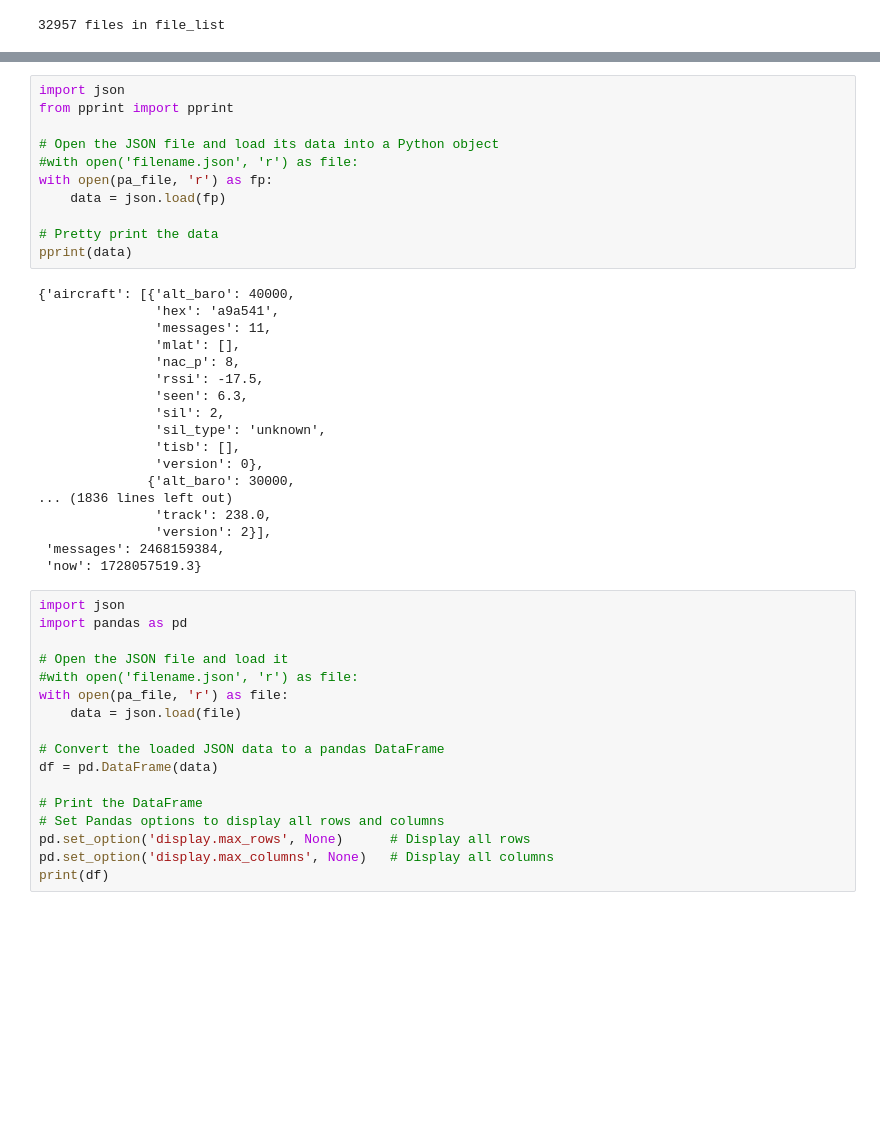
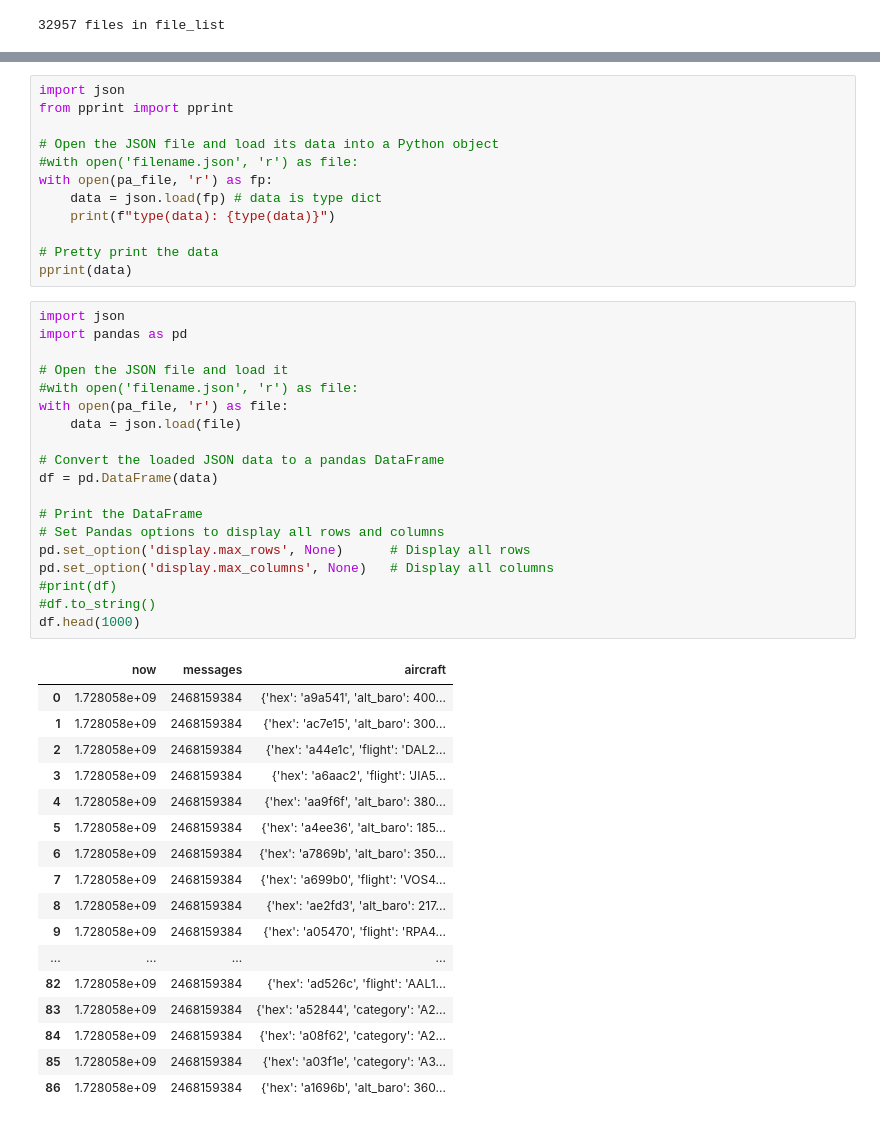
Before and after one commit to RobertBWeidlich/Colab_Notebooks, a Jupyter notebook: CnNb_020_02_PiAware.ipynb, the cells around one changed output, grey strips where cells are left out. Saved outputs shown, nothing was run; the diff lists cells and outputs as text; blank space fills up the shorter version.

```diff
--- a/CnNb_020_02_PiAware.ipynb
+++ b/CnNb_020_02_PiAware.ipynb
@@ -58,42 +76,45 @@ from pprint import pprint
 # Open the JSON file and load its data into a Python object
 #with open('filename.json', 'r') as file:
 with open(pa_file, 'r') as fp:
-    data = json.load(fp)
+    data = json.load(fp) # data is type dict
+    print(f"type(data): {type(data)}")
 
 # Pretty print the data
 pprint(data)
-# %% [output]
-{'aircraft': [{'alt_baro': 40000,
-               'hex': 'a9a541',
-               'messages': 11,
-               'mlat': [],
-               'nac_p': 8,
-               'rssi': -17.5,
-               'seen': 6.3,
-               'sil': 2,
-               'sil_type': 'unknown',
-               'tisb': [],
-               'version': 0},
-              {'alt_baro': 30000,
-... (1836 lines left out)
-               'track': 238.0,
-               'version': 2}],
- 'messages': 2468159384,
- 'now': 1728057519.3}
 # %%
 import json
 import pandas as pd
 
 # Open the JSON file and load it
 #with open('filename.json', 'r') as file:
 with open(pa_file, 'r') as file:
     data = json.load(file)
 
 # Convert the loaded JSON data to a pandas DataFrame
 df = pd.DataFrame(data)
 
 # Print the DataFrame
 # Set Pandas options to display all rows and columns
 pd.set_option('display.max_rows', None)      # Display all rows
 pd.set_option('display.max_columns', None)   # Display all columns
-print(df)
+#print(df)
+#df.to_string()
+df.head(1000)
+# %% [output]
+|  | now | messages | aircraft |
+| 0 | 1.728058e+09 | 2468159384 | {'hex': 'a9a541', 'alt_baro': 400... |
+| 1 | 1.728058e+09 | 2468159384 | {'hex': 'ac7e15', 'alt_baro': 300... |
+| 2 | 1.728058e+09 | 2468159384 | {'hex': 'a44e1c', 'flight': 'DAL2... |
+| 3 | 1.728058e+09 | 2468159384 | {'hex': 'a6aac2', 'flight': 'JIA5... |
+| 4 | 1.728058e+09 | 2468159384 | {'hex': 'aa9f6f', 'alt_baro': 380... |
+| 5 | 1.728058e+09 | 2468159384 | {'hex': 'a4ee36', 'alt_baro': 185... |
+| 6 | 1.728058e+09 | 2468159384 | {'hex': 'a7869b', 'alt_baro': 350... |
+| 7 | 1.728058e+09 | 2468159384 | {'hex': 'a699b0', 'flight': 'VOS4... |
+| 8 | 1.728058e+09 | 2468159384 | {'hex': 'ae2fd3', 'alt_baro': 217... |
+| 9 | 1.728058e+09 | 2468159384 | {'hex': 'a05470', 'flight': 'RPA4... |
+| ... | ... | ... | ... |
+| 82 | 1.728058e+09 | 2468159384 | {'hex': 'ad526c', 'flight': 'AAL1... |
+| 83 | 1.728058e+09 | 2468159384 | {'hex': 'a52844', 'category': 'A2... |
+| 84 | 1.728058e+09 | 2468159384 | {'hex': 'a08f62', 'category': 'A2... |
+| 85 | 1.728058e+09 | 2468159384 | {'hex': 'a03f1e', 'category': 'A3... |
+| 86 | 1.728058e+09 | 2468159384 | {'hex': 'a1696b', 'alt_baro': 360... |
```
Also changed, not shown: parts of 3 cells of this notebook.
